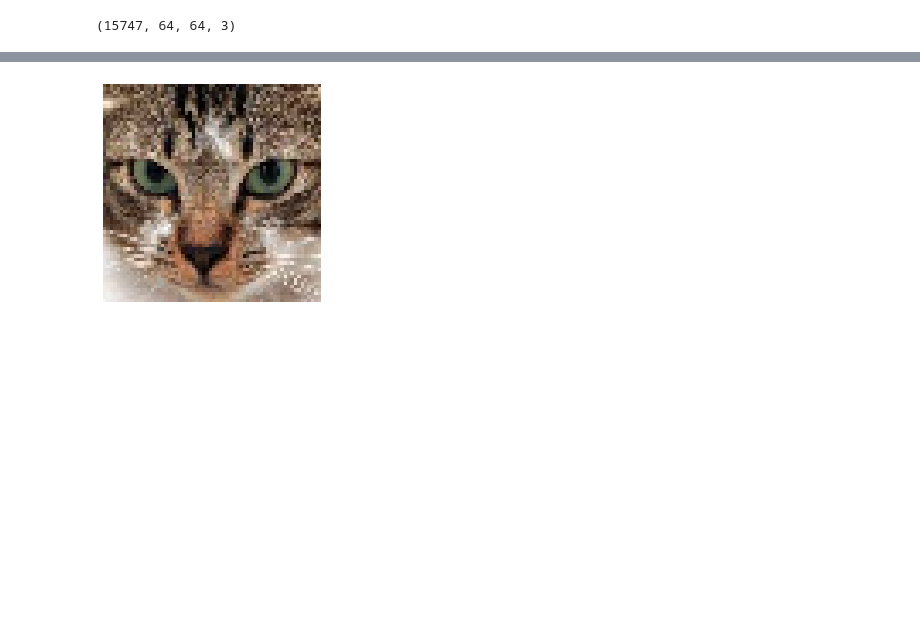
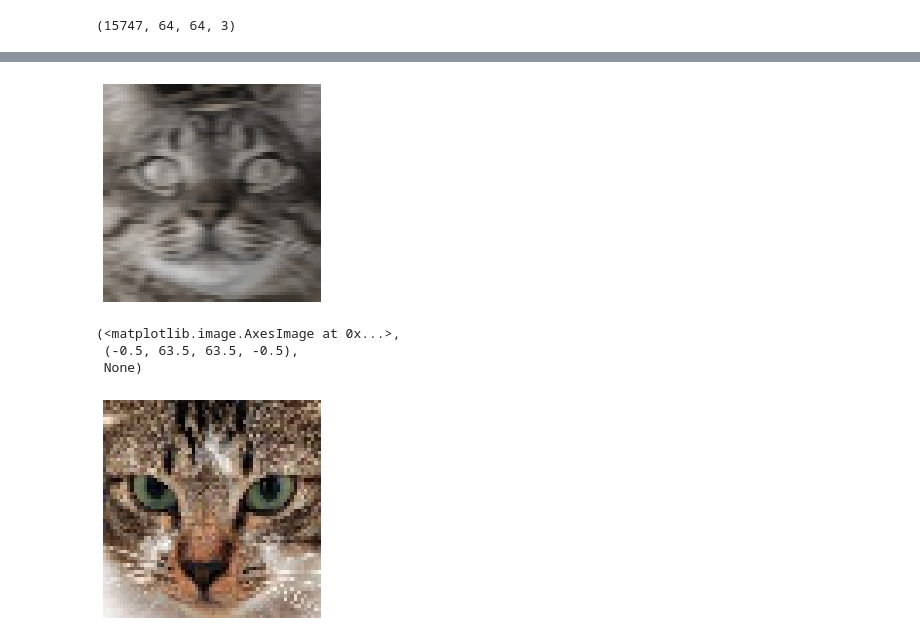
Before and after one commit to candicexxx-droid/PIC16B---GAN-Project-, a Jupyter notebook: FID_function34-InGithub.ipynb, the cells around one changed output, grey strips where cells are left out. Drawn from its saved outputs; the diff is of its cells as text; code cells hidden in the pictures; blank space fills up the shorter version.

```diff
--- a/FID_function34-InGithub.ipynb
+++ b/FID_function34-InGithub.ipynb
@@ -24,6 +24,35 @@ plt.imshow(img_0), plt.axis('off'), plt.show()
 (<matplotlib.image.AxesImage at 0x...>,
  (-0.5, 63.5, 63.5, -0.5),
  None)
+# %%
+import cv2 as cv
+def Gaussian_Blur (images, ksize = 5, alpha = 0):
+    """
+  Convolve images with a Gaussian kernel
+  Input Arguments:
+  image: all training data
+  ksize: kernel size
+  alpha: standard deviation of the Gaussian kernel
+    choices of alpha: 0, 1, 2, 4
+    """
+    if ksize == 0:
+        return images
+  # kernel = np.random.normal(mean, sigma, (ksize,ksize)) #Gaussian Kernel
+    examp_num = images.shape[0]
+    new_images = []
+    for i in range(examp_num):
+        image = images[i].copy()
+        new = cv.GaussianBlur(image, ksize=(int(ksize), int(ksize)), sigmaX=int(alpha))
+        new_images.append(new)
+    new_images = np.array(new_images)
+    return new_images
+# %%
+plt.imshow(Gaussian_Blur(norm_image[2], alpha = 0)), plt.axis('off'), plt.show()
+# %% [output]
+[figure, added]
+(<matplotlib.image.AxesImage at 0x...>,
+ (-0.5, 63.5, 63.5, -0.5),
+ None)
 # %%
 import imageio
 import random
```
Also changed, not shown: parts of 1 cell of this notebook.
